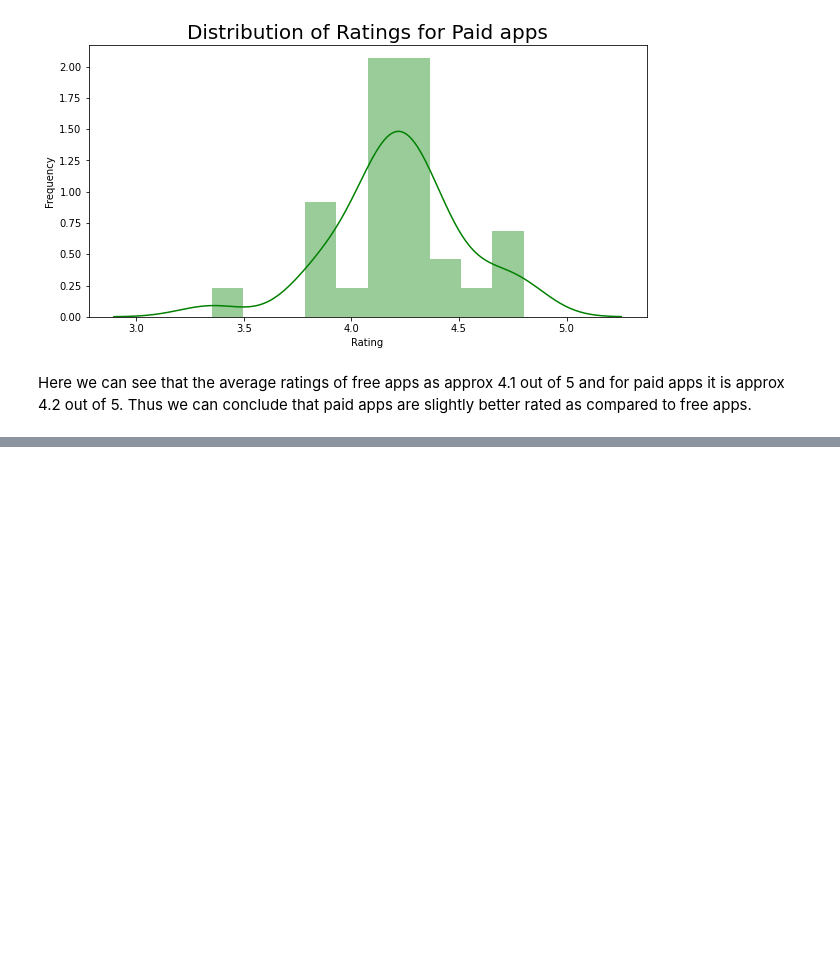
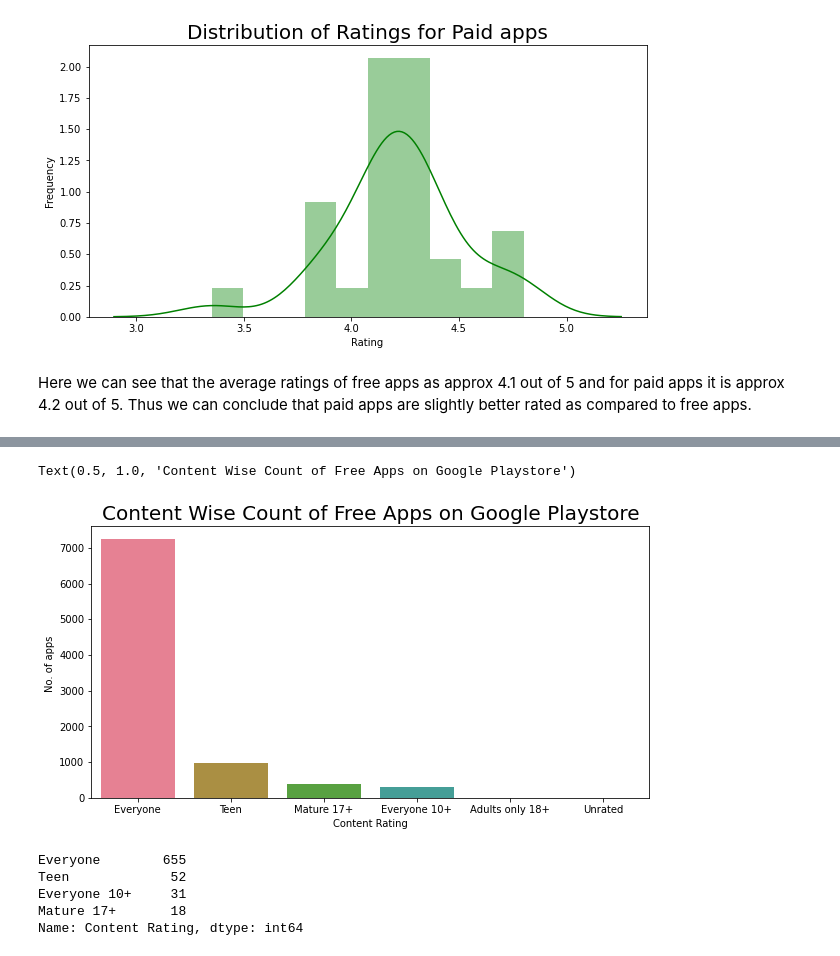
Before and after one commit to asadalam1/play_store_app_analysis, a Jupyter notebook: Play_Store_App_Review_Analysis_Capstone_Project.ipynb, the cells around one changed output, grey strips where cells are left out. Saved outputs shown, nothing was run; the diff lists cells and outputs as text; code cells hidden in the pictures; blank space fills up the shorter version.

```diff
--- a/Play_Store_App_Review_Analysis_Capstone_Project.ipynb
+++ b/Play_Store_App_Review_Analysis_Capstone_Project.ipynb
@@ -565,0 +576,31 @@ Here we can see that the average ratings of free apps as approx 4.1 out of 5 and
+# %%
+#Plotting the bar plot
+y=free_apps_df['Content Rating'].value_counts()             #It gives series
+x=free_apps_df['Content Rating'].value_counts().index       #it gives index of that series
+
+
+xsis=[]
+ysis=[]
+
+for i in range(len(x)):
+  xsis.append(x[i])
+  ysis.append(y[i])
+
+plt.figure(figsize=(10,5))
+plt.xlabel("Content Rating")
+plt.ylabel("No. of apps ")
+
+graph = sns.barplot(x = xsis, y = ysis, palette= "husl")
+graph.set_title("Content Wise Count of Free Apps on Google Playstore", fontsize = 20)
+# %% [output]
+Text(0.5, 1.0, 'Content Wise Count of Free Apps on Google Playstore')
+[figure, added]
+# %%
+#Checking the number of apps in paid apps dataframe as per its content
+paid_apps_df['Content Rating'].value_counts()
+# %% [output]
+Everyone        655
+Teen             52
+Everyone 10+     31
+Mature 17+       18
+Name: Content Rating, dtype: int64
```
Also changed, not shown: parts of 6 cells of this notebook.
